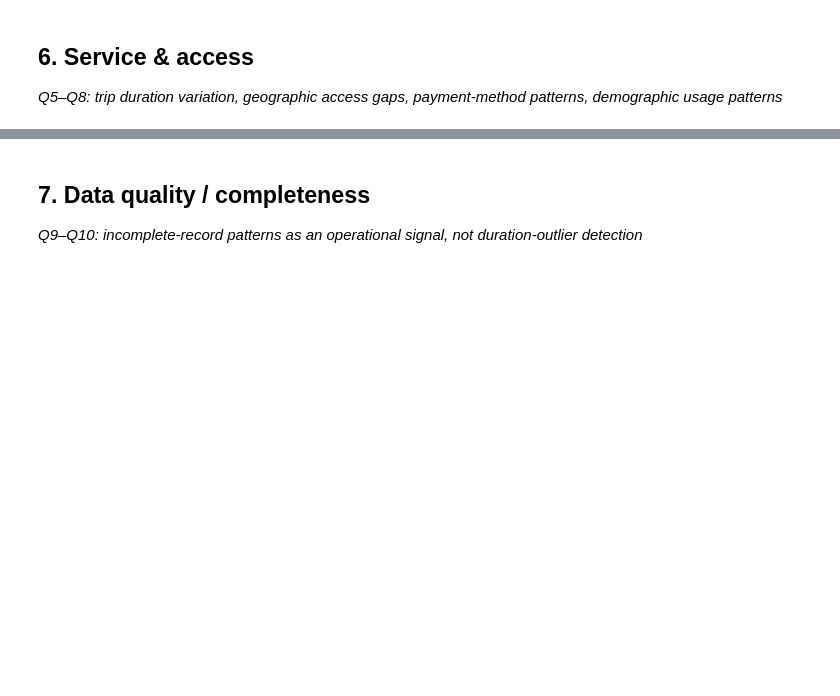
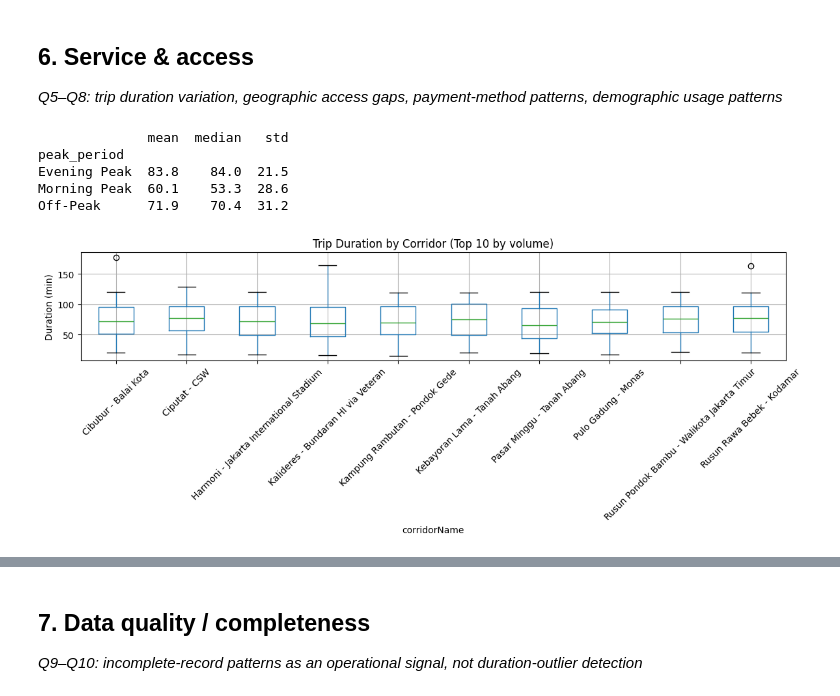
Before and after one commit to timothyevanheriawan-commits/transjakarta-analysis, a Jupyter notebook: transjakarta_analysis.ipynb, the cells around one changed output, grey strips where cells are left out. Saved outputs shown, nothing was run; the diff lists cells and outputs as text; code cells hidden in the pictures; blank space fills up the shorter version.

```diff
--- a/transjakarta_analysis.ipynb
+++ b/transjakarta_analysis.ipynb
@@ -186,5 +269,23 @@ df[['trip_duration_min', 'passenger_age', 'age_group', 'peak_period', 'is_incomp
 *Q5–Q8: trip duration variation, geographic access gaps, payment-method patterns, demographic usage patterns*
 # %%
 # Q5: trip duration by corridor / stop / time of day
+duration_by_peak = df.groupby('peak_period')['trip_duration_min'].agg(['mean','median','std']).round(1)
+print(duration_by_peak)
+
+top10_corridors = df['corridorName'].value_counts().head(10).index
+fig, ax = plt.subplots(figsize=(12,5))
+df[df['corridorName'].isin(top10_corridors)].boxplot(column='trip_duration_min', by='corridorName', ax=ax, rot=45)
+ax.set_title('Trip Duration by Corridor (Top 10 by volume)')
+plt.suptitle('')
+ax.set_ylabel('Duration (min)')
+plt.tight_layout()
+plt.show()
+# %% [output]
+              mean  median   std
+peak_period
+Evening Peak  83.8    84.0  21.5
+Morning Peak  60.1    53.3  28.6
+Off-Peak      71.9    70.4  31.2
+[figure, added]
 # %%
 # Q6: geographic demand map (corridor/stop coordinates) — flagged for later cross-check against population density
```
Also changed, not shown: parts of 10 cells of this notebook, 2 other files.
